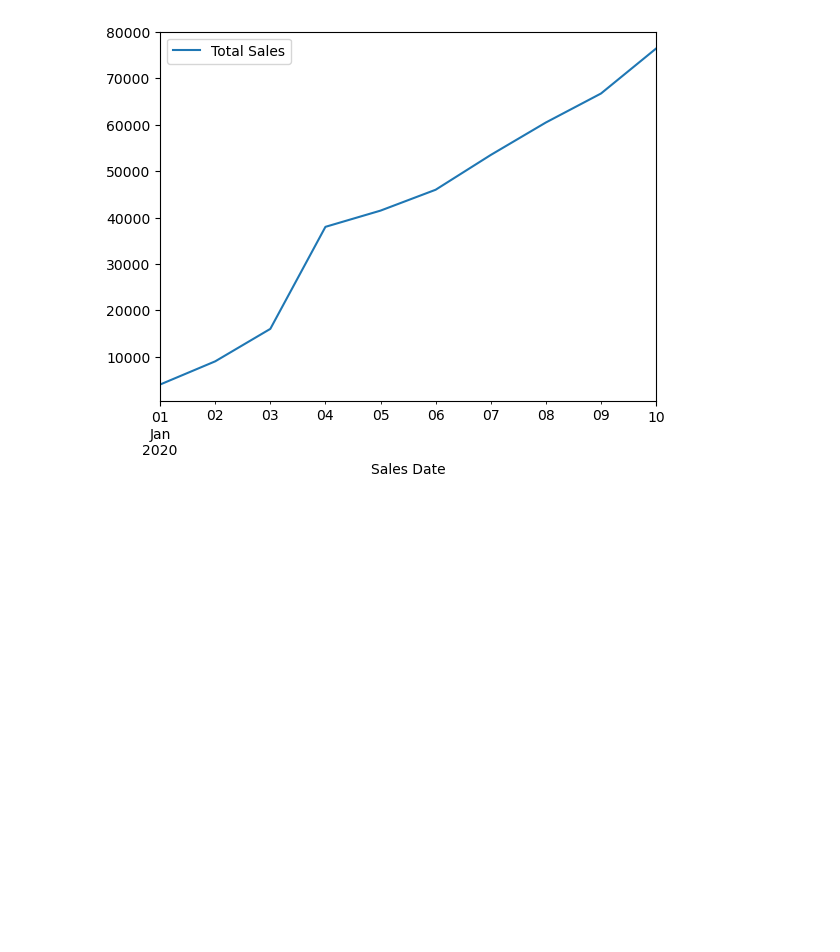
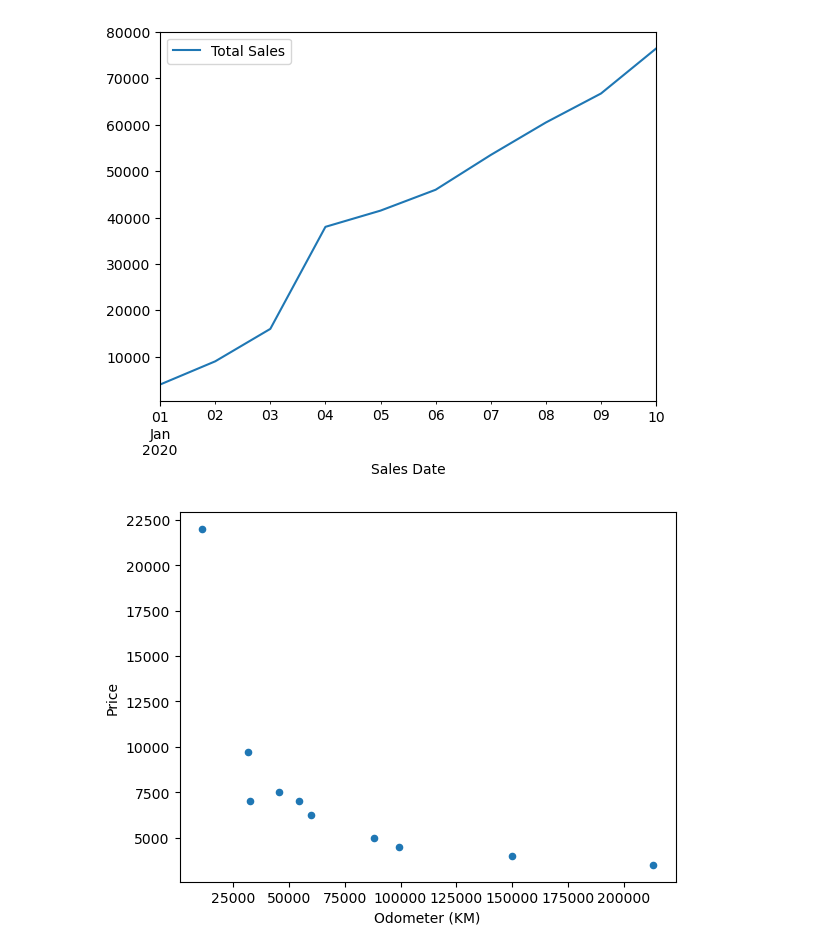
Before and after one commit to nacho481/capstone_project, a Jupyter notebook: sample_project1/Matplotlib/Matplotlib.ipynb, the cells around one changed output. Saved outputs shown, nothing was run; the diff lists cells and outputs as text; code cells hidden in the pictures; blank space fills up the shorter version.

Commit message:
Scatter plot
Created a scatter plot with Odometer as the x-axis and price as the y-axis.

```diff
--- a/sample_project1/Matplotlib/Matplotlib.ipynb
+++ b/sample_project1/Matplotlib/Matplotlib.ipynb
@@ -355,4 +355,10 @@ plt.close('fig')
 # %% [output]
 [figure]
 # %%
-# Show a scatter plot
+plt.close('all')  # close any previous graph stored
+car_sales['Price'] = car_sales['Price'].astype(int)  # convert the price column into an integer column
+car_sales.plot(x='Odometer (KM)', y='Price', kind='scatter') # Show a scatter plot
+plt.show()  # call this to show the graph
+plt.close('fig')  # Remember to clear the figure
+# %% [output]
+[figure, added]
```
Also changed, not shown: parts of 1 cell of this notebook.
